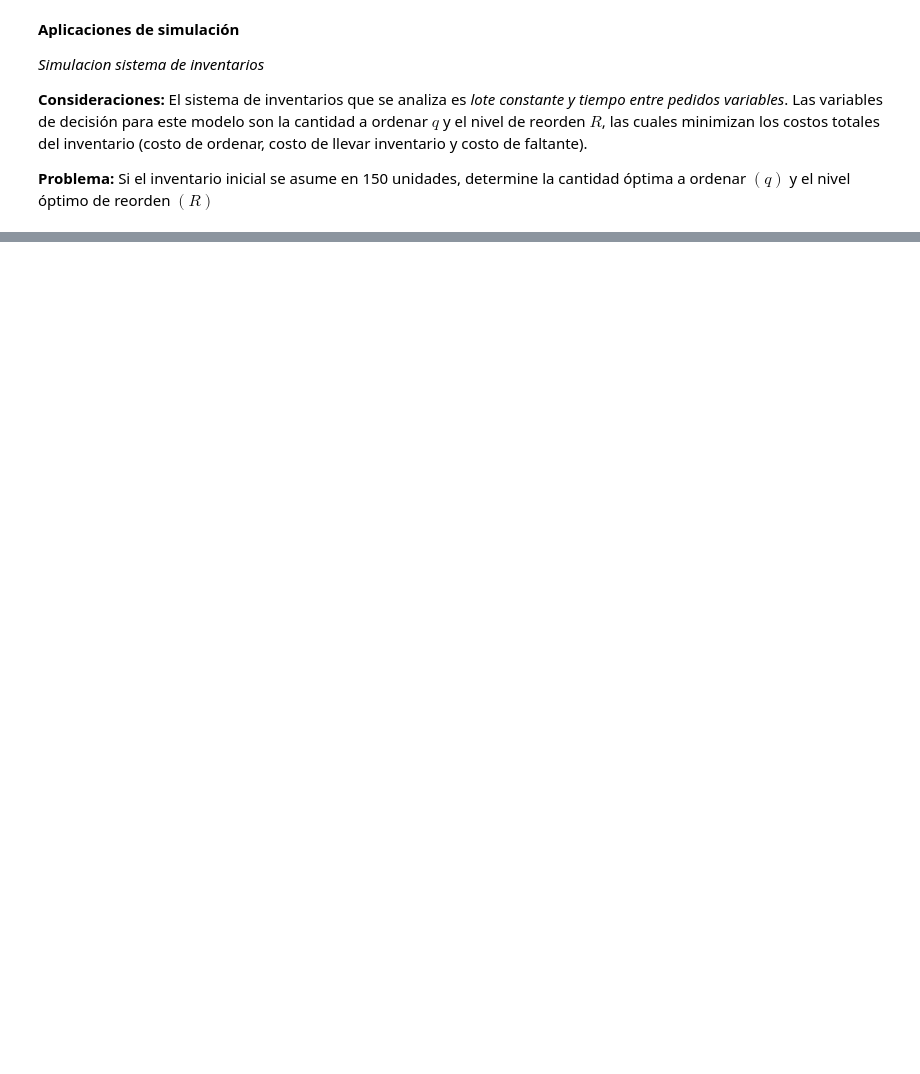
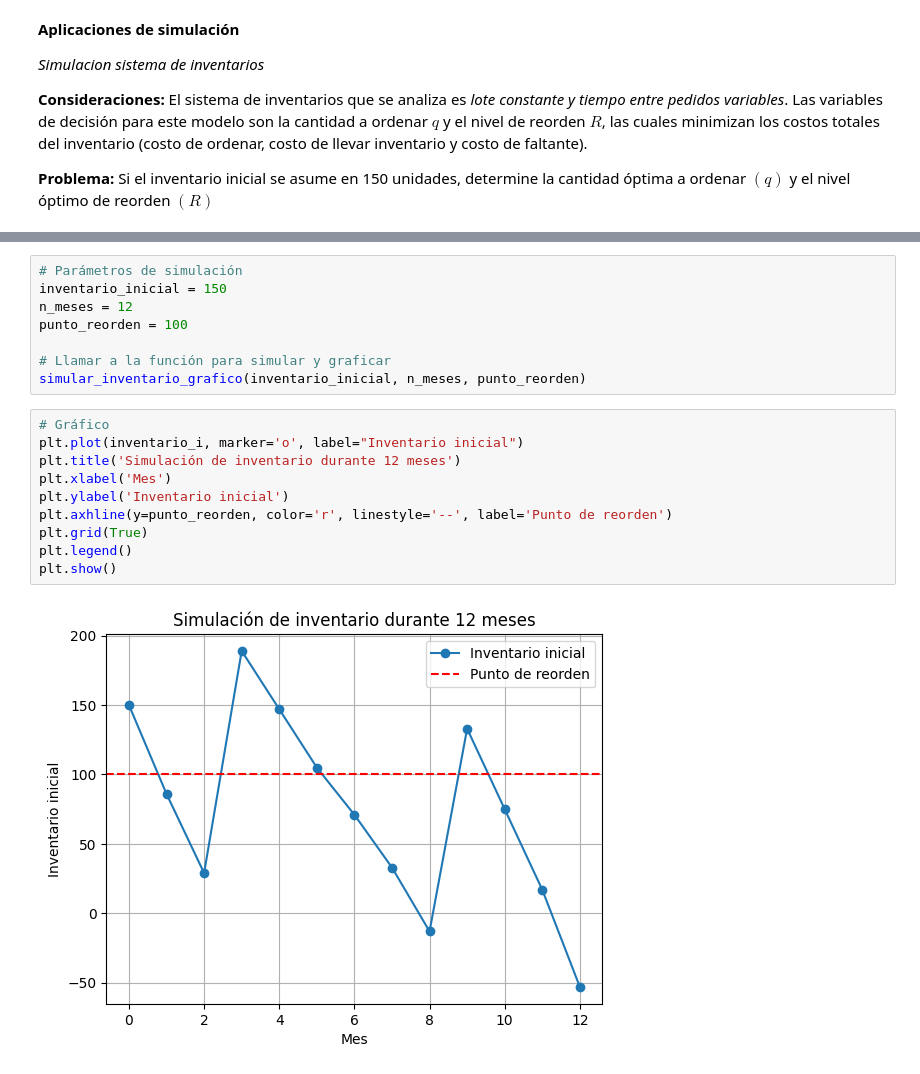
Before and after one commit to 0DianaHernandez/Simulaci-n-I, a Jupyter notebook: Inventarios.ipynb, the cells around one changed output, grey strips where cells are left out. Saved outputs shown, nothing was run; the diff lists cells and outputs as text; blank space fills up the shorter version.

```diff
--- a/Inventarios.ipynb
+++ b/Inventarios.ipynb
@@ -102,0 +88,20 @@ simular_inventario_grafico(mejor_q, mejor_R, n_meses, inventario_inicial)
+# %%
+# Parámetros de simulación
+inventario_inicial = 150
+n_meses = 12
+punto_reorden = 100
+
+# Llamar a la función para simular y graficar
+simular_inventario_grafico(inventario_inicial, n_meses, punto_reorden)
+# %%
+# Gráfico
+plt.plot(inventario_i, marker='o', label="Inventario inicial")
+plt.title('Simulación de inventario durante 12 meses')
+plt.xlabel('Mes')
+plt.ylabel('Inventario inicial')
+plt.axhline(y=punto_reorden, color='r', linestyle='--', label='Punto de reorden')
+plt.grid(True)
+plt.legend()
+plt.show()
+# %% [output]
+[figure, added]
```
Also changed, not shown: parts of 4 cells of this notebook.
